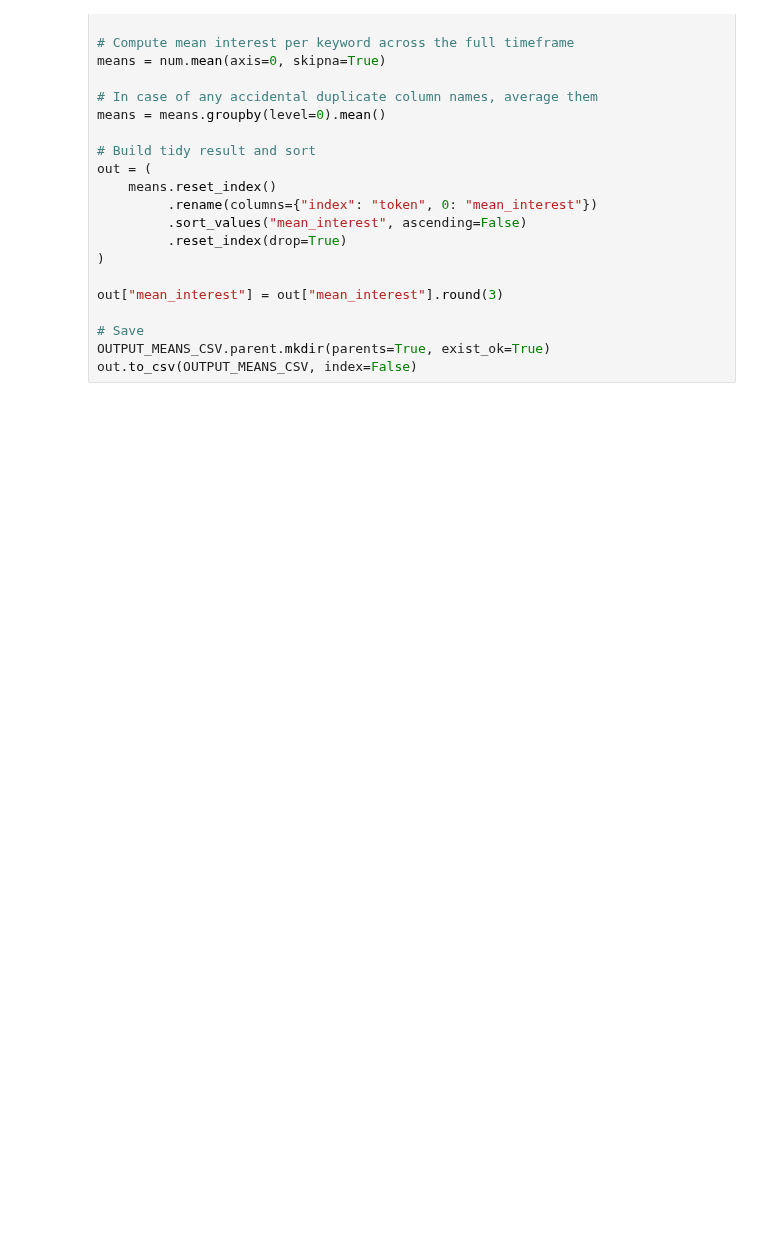
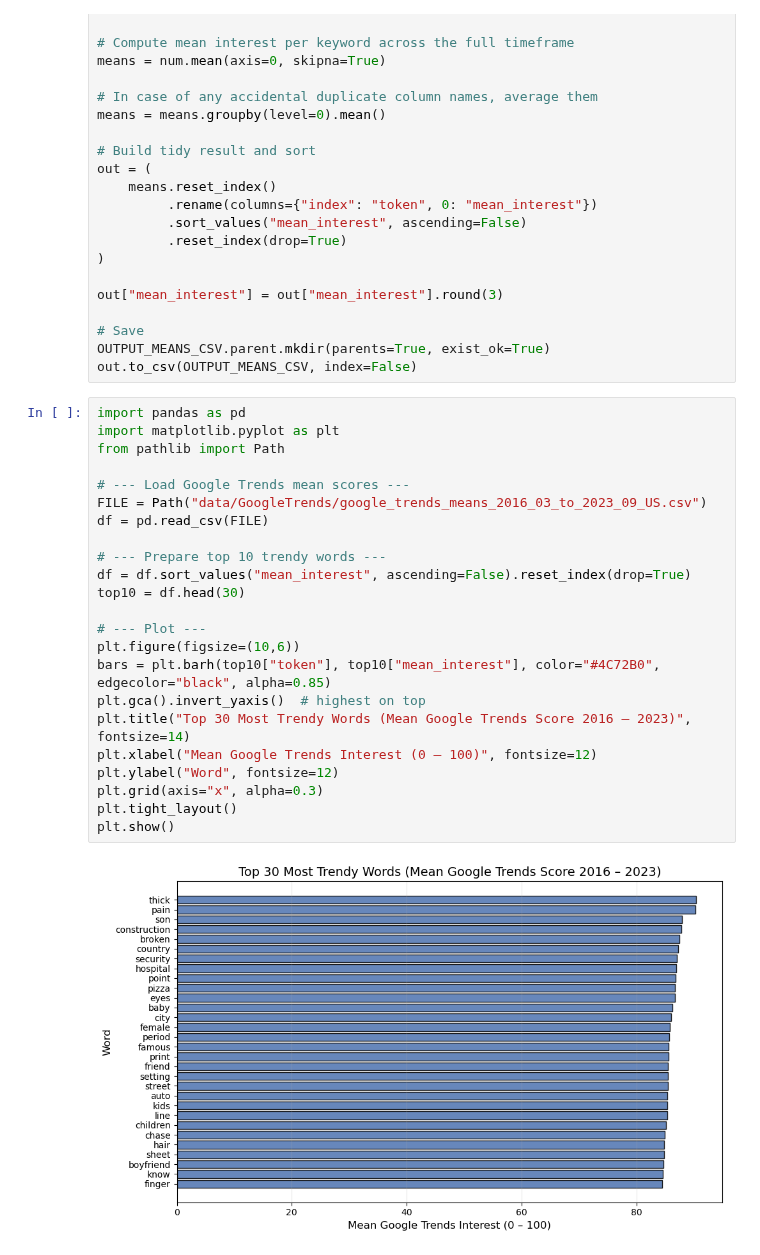
Before and after one commit to epfl-ada/ada-2025-project-data_dinosaur, a Jupyter notebook: google_trend.ipynb, the cells around one changed output. Drawn from its saved outputs; the diff is of its cells as text; blank space fills up the shorter version.

```diff
--- a/google_trend.ipynb
+++ b/google_trend.ipynb
@@ -531,3 +531,28 @@ out["mean_interest"] = out["mean_interest"].round(3)
 # Save
 OUTPUT_MEANS_CSV.parent.mkdir(parents=True, exist_ok=True)
 out.to_csv(OUTPUT_MEANS_CSV, index=False)
+# %%
+import pandas as pd
+import matplotlib.pyplot as plt
+from pathlib import Path
+
+# --- Load Google Trends mean scores ---
+FILE = Path("data/GoogleTrends/google_trends_means_2016_03_to_2023_09_US.csv")
+df = pd.read_csv(FILE)
+
+# --- Prepare top 10 trendy words ---
+df = df.sort_values("mean_interest", ascending=False).reset_index(drop=True)
+top10 = df.head(30)
+
+# --- Plot ---
+plt.figure(figsize=(10,6))
+bars = plt.barh(top10["token"], top10["mean_interest"], color="#4C72B0", edgecolor="black", alpha=0.85)
+plt.gca().invert_yaxis()  # highest on top
+plt.title("Top 30 Most Trendy Words (Mean Google Trends Score 2016 – 2023)", fontsize=14)
+plt.xlabel("Mean Google Trends Interest (0 – 100)", fontsize=12)
+plt.ylabel("Word", fontsize=12)
+plt.grid(axis="x", alpha=0.3)
+plt.tight_layout()
+plt.show()
+# %% [output]
+[figure, added]
```
